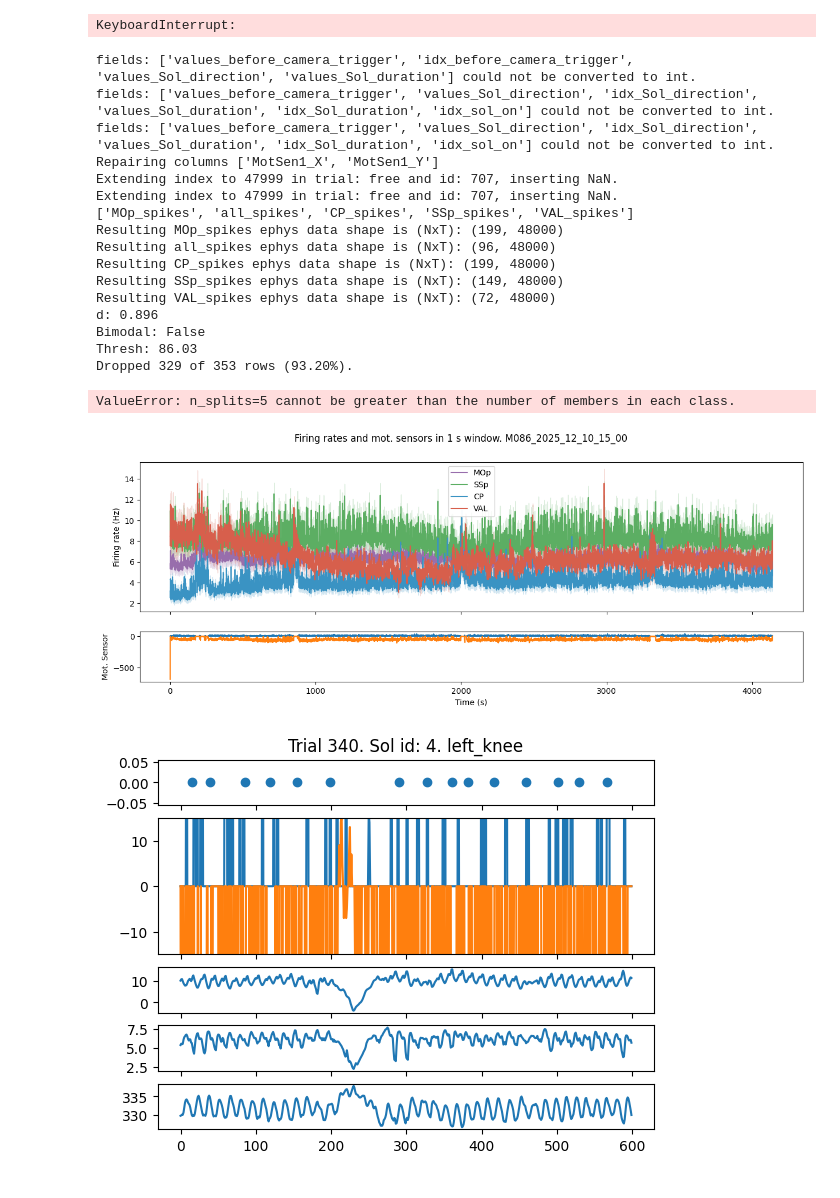
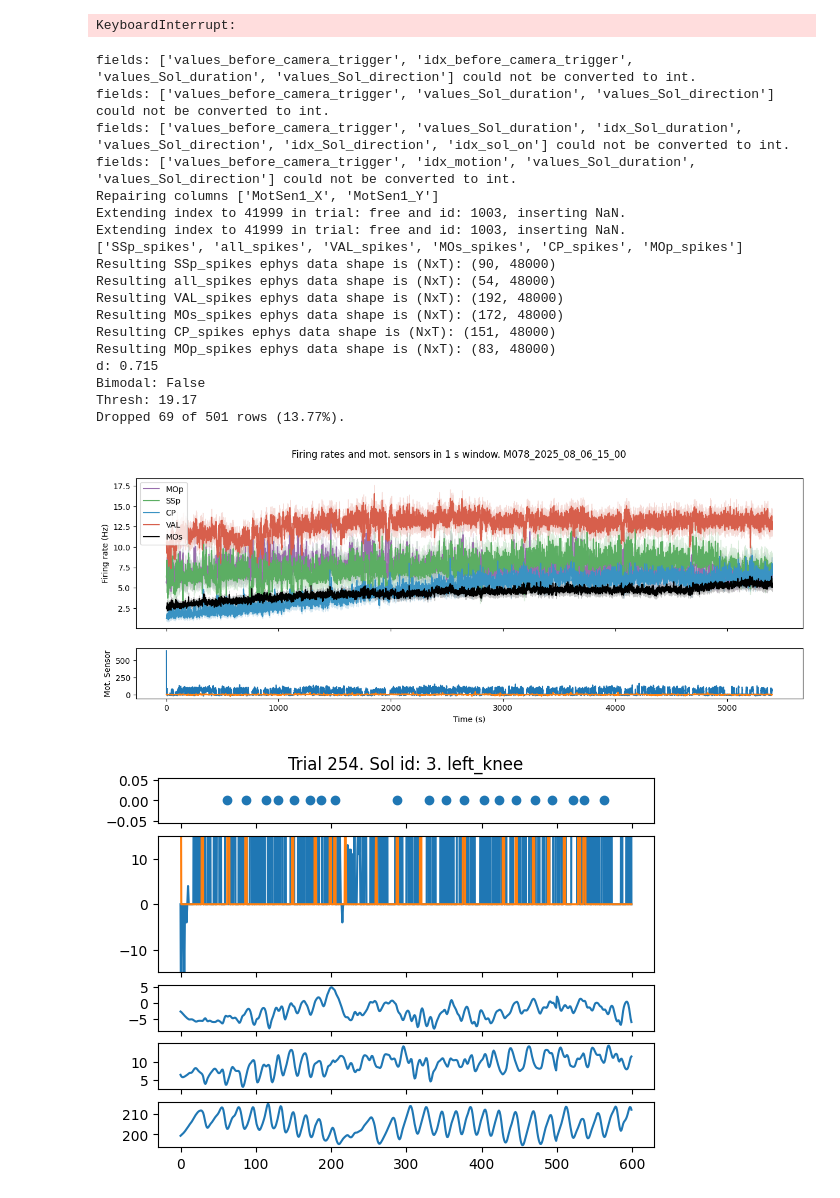
Before and after one commit to martinesparza/earthquake-analysis, a Jupyter notebook: notebooks/pipelines/quality_control.ipynb, the cells around one changed output. Drawn from its saved outputs; the diff is of its cells as text; code cells hidden in the pictures.

```diff
--- a/notebooks/pipelines/quality_control.ipynb
+++ b/notebooks/pipelines/quality_control.ipynb
@@ -194,45 +194,46 @@ KeyboardInterrupt:
 # %%
 sessions = [
     # ('M061_2025_03_04_10_00', 2),
     # ('M061_2025_03_05_14_00', 2),
     # ('M061_2025_03_06_14_00', 1),
     # ('M063_2025_03_12_14_00', None),
     # ('M063_2025_03_13_14_00', 7),
     # ('M063_2025_03_14_15_30', None),
     # ('M062_2025_03_19_14_00', 6),
     # ('M062_2025_03_20_14_00', 0.5),
     # ('M062_2025_03_21_14_00', 2),
     # ('M078_2025_08_05_15_30', None),
-    # ('M078_2025_08_06_15_00', None),
+    ('M078_2025_08_06_15_00', 3),
     # ('M078_2025_08_07_13_30', 2),
     # ('M086_2025_12_09_16_00', 0.75),
-    ('M086_2025_12_10_15_00', 0.75)
+    # ('M086_2025_12_10_15_00', 0.75)
 
 ]
 
 for session, p in sessions:
     reports.run_quality_control_on_session(
         data_dir='/data/bnd-data/raw/',
         session=session,
         p=p
     )
 # %% [output]
-fields: ['values_before_camera_trigger', 'idx_before_camera_trigger', 'values_Sol_direction', 'values_Sol_duration'] could not be converted to int.
-fields: ['values_before_camera_trigger', 'values_Sol_direction', 'idx_Sol_direction', 'values_Sol_duration', 'idx_Sol_duration', 'idx_sol_on'] could not be converted to int.
-fields: ['values_before_camera_trigger', 'values_Sol_direction', 'idx_Sol_direction', 'values_Sol_duration', 'idx_Sol_duration', 'idx_sol_on'] could not be converted to int.
+fields: ['values_before_camera_trigger', 'idx_before_camera_trigger', 'values_Sol_duration', 'values_Sol_direction'] could not be converted to int.
+fields: ['values_before_camera_trigger', 'values_Sol_duration', 'values_Sol_direction'] could not be converted to int.
+fields: ['values_before_camera_trigger', 'values_Sol_duration', 'idx_Sol_duration', 'values_Sol_direction', 'idx_Sol_direction', 'idx_sol_on'] could not be converted to int.
+fields: ['values_before_camera_trigger', 'idx_motion', 'values_Sol_duration', 'values_Sol_direction'] could not be converted to int.
 Repairing columns ['MotSen1_X', 'MotSen1_Y']
-Extending index to 47999 in trial: free and id: 707, inserting NaN.
-Extending index to 47999 in trial: free and id: 707, inserting NaN.
-['MOp_spikes', 'all_spikes', 'CP_spikes', 'SSp_spikes', 'VAL_spikes']
-Resulting MOp_spikes ephys data shape is (NxT): (199, 48000)
-Resulting all_spikes ephys data shape is (NxT): (96, 48000)
-Resulting CP_spikes ephys data shape is (NxT): (199, 48000)
-Resulting SSp_spikes ephys data shape is (NxT): (149, 48000)
-Resulting VAL_spikes ephys data shape is (NxT): (72, 48000)
-d: 0.896
+Extending index to 41999 in trial: free and id: 1003, inserting NaN.
+Extending index to 41999 in trial: free and id: 1003, inserting NaN.
+['SSp_spikes', 'all_spikes', 'VAL_spikes', 'MOs_spikes', 'CP_spikes', 'MOp_spikes']
+Resulting SSp_spikes ephys data shape is (NxT): (90, 48000)
+Resulting all_spikes ephys data shape is (NxT): (54, 48000)
+Resulting VAL_spikes ephys data shape is (NxT): (192, 48000)
+Resulting MOs_spikes ephys data shape is (NxT): (172, 48000)
+Resulting CP_spikes ephys data shape is (NxT): (151, 48000)
+Resulting MOp_spikes ephys data shape is (NxT): (83, 48000)
+d: 0.715
 Bimodal: False
-Thresh: 86.03
-Dropped 329 of 353 rows (93.20%).
+Thresh: 19.17
+Dropped 69 of 501 rows (13.77%).
-ValueError: n_splits=5 cannot be greater than the number of members in each class.
-[figure, old version]
+[figure, new version]
-[figure, old version]
+[figure, new version]
```
Also changed, not shown: parts of 1 cell of this notebook, 8 other files.
